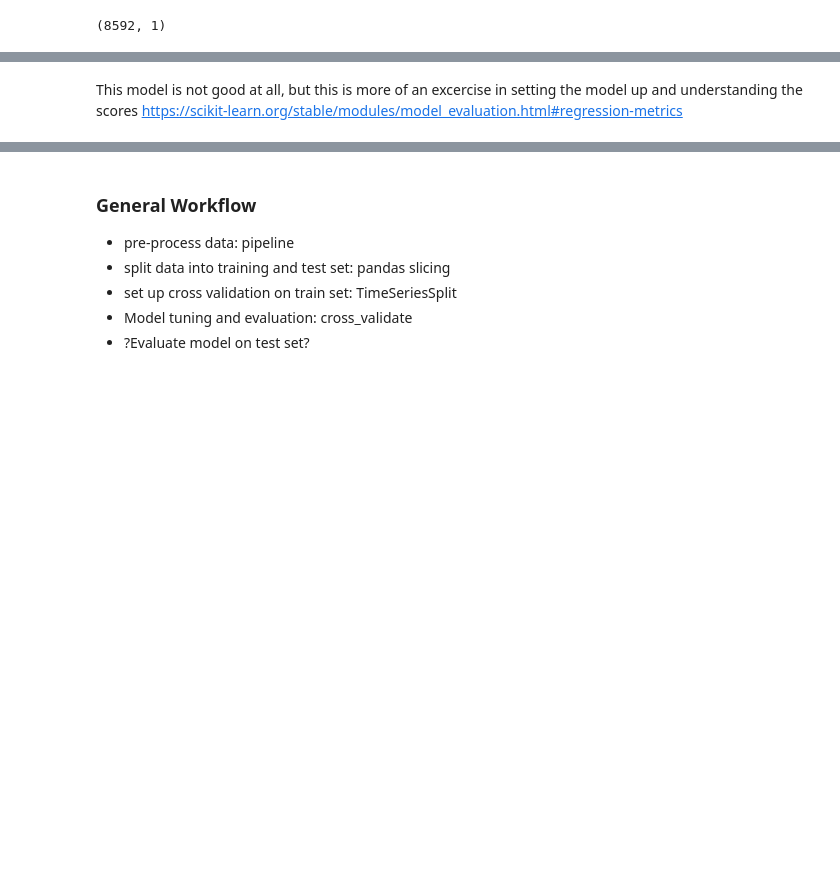
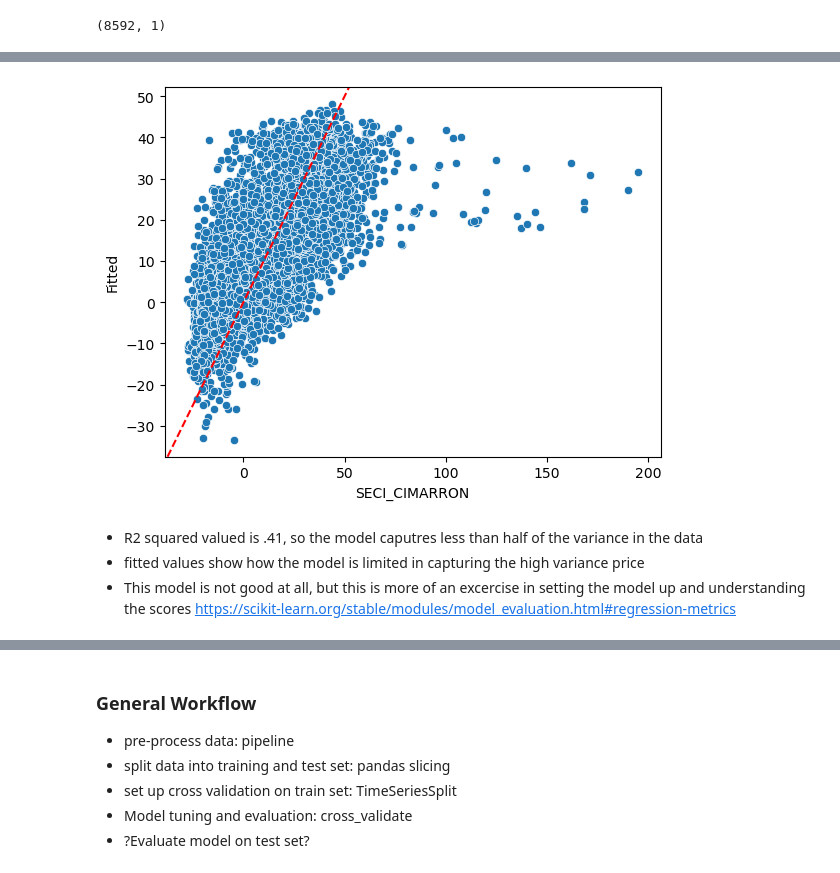
Before and after one commit to maxwellgriffith345/SPPPrices, a Jupyter notebook: FPPPart2.ipynb, the cells around one changed output, grey strips where cells are left out. Cells and saved outputs as stored; diff of their text form; code cells hidden in the pictures; blank space fills up the shorter version.

```diff
--- a/FPPPart2.ipynb
+++ b/FPPPart2.ipynb
@@ -212,0 +183,5 @@ Notes:
+# %%
+compdf = y
+compdf.reset_index(drop=True,inplace=True)
+# %%
+compdf['Fitted']=results.fittedvalues.values
@@ -213,3 +197,11 @@ Notes:
+# %%
+sns.scatterplot(data = compdf, x="SECI_CIMARRON", y="Fitted")
+plt.gca().axline((0, 0), slope=1, color='red', linestyle='--')
+plt.show()
+# %% [output]
+[figure, added]
 # %% [markdown]
-This model is not good at all, but this is more of an excercise in setting the model up and understanding the scores
+* R2 squared valued is .41, so the model caputres less than half of the variance in the data
+* fitted values show how the model is limited in capturing the high variance price
+* This model is not good at all, but this is more of an excercise in setting the model up and understanding the scores
 https://scikit-learn.org/stable/modules/model_evaluation.html#regression-metrics
```
Also changed, not shown: parts of 36 cells of this notebook.
